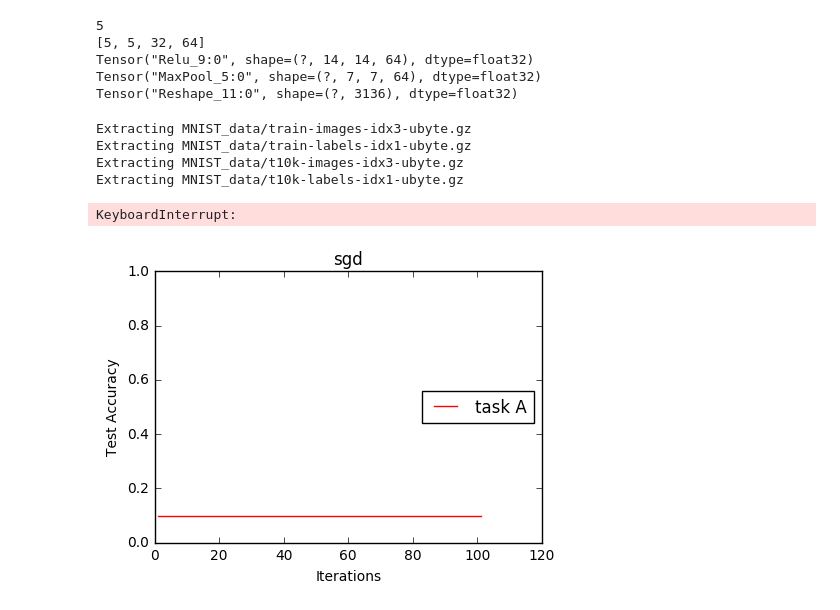
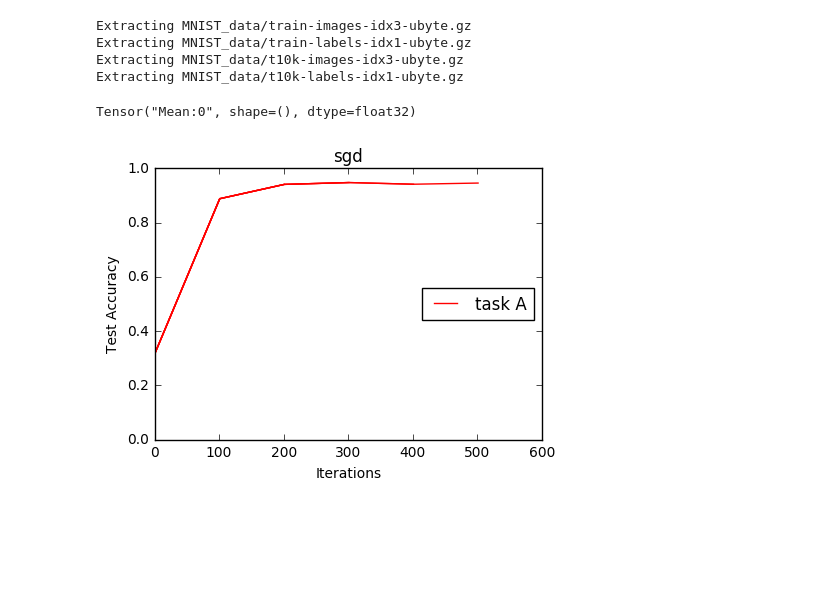
Before and after one commit to jeffshih/EWC, a Jupyter notebook: ConvTest.ipynb, the cells around one changed output. Cells and saved outputs as stored; diff of their text form; code cells hidden in the pictures; blank space fills up the shorter version.

```diff
--- a/ConvTest.ipynb
+++ b/ConvTest.ipynb
@@ -164,15 +190,10 @@ class Model:
 # %%
 
-model = Model(x, y_,dropout)
+model = Model(x, y_)
+
 #print model.getVarList()
-sess = tf.InteractiveSession()
-sess.run(tf.global_variables_initializer())
+#sess = tf.InteractiveSession()
+#sess.run(tf.global_variables_initializer())
-# %% [output]
-5
-[5, 5, 32, 64]
-Tensor("Relu_9:0", shape=(?, 14, 14, 64), dtype=float32)
-Tensor("MaxPool_5:0", shape=(?, 7, 7, 64), dtype=float32)
-Tensor("Reshape_11:0", shape=(?, 3136), dtype=float32)
 # %%
 mnist = input_data.read_data_sets('MNIST_data', one_hot=True)
 # %% [output]
@@ -203,15 +224,20 @@ def plot_test_acc(plot_handles):
     display.display(plt.gcf())
     display.clear_output(wait=True)
 # %%
-def train_task(model, num_iter, disp_freq, trainset, testsets, x, y_, lams=[0]):
+def train_task(model, num_iter, disp_freq,sess, trainset, testsets, x, y_, lams=[0]):
     for l in range(len(lams)):
         # lams[l] sets weight on old task(s)
+        temp = set(tf.global_variables())
         model.restore(sess) # reassign optimal weights from previous training session
         if(lams[l] == 0):
             model.set_vanilla_loss()
         else:
             model.update_ewc_loss(lams[l])
+            #model.train_step = tf.train.AdamOptimizer(0.01).minimize(model.ewc_loss)
         # initialize test accuracy array for each task
+        #Optimizer = tf.train.AdamOptimizer(0.01).minimize(model.ewc_loss)
+        sess.run(tf.variables_initializer(set(tf.global_variables()) - temp))
+
         test_accs = []
         for task in range(len(testsets)):
             test_accs.append(np.zeros(num_iter/disp_freq))
@@ -237,8 +263,13 @@ def train_task(model, num_iter, disp_freq, trainset, testsets, x, y_, lams=[0]):
                 else:
                     plt.title("ewc")
                 plt.gcf().set_size_inches(len(lams)*5, 3.5)
+# %%
+print model.cross_entropy
+# %% [output]
+Tensor("Mean:0", shape=(), dtype=float32)
 # %%
-train_task(model, 4000, 100, mnist, [mnist], x, y_, lams=[0])
+sess = tf.InteractiveSession()
+sess.run(tf.global_variables_initializer())
+train_task(model, 600, 100,sess, mnist, [mnist], x, y_, lams=[0])
 # %% [output]
-KeyboardInterrupt:
-[figure, old version]
+[figure, new version]
```
Also changed, not shown: parts of 9 cells of this notebook.
